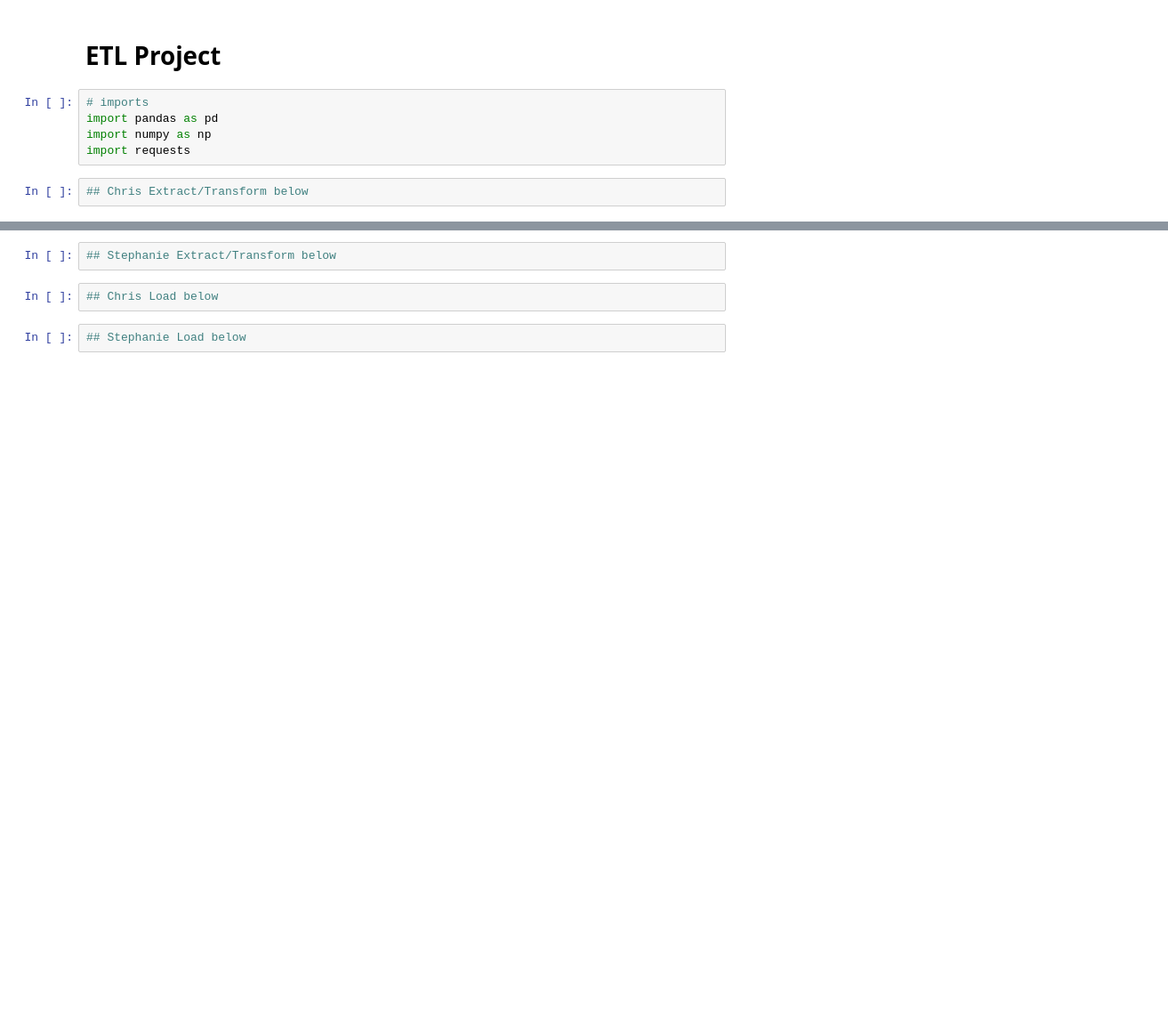
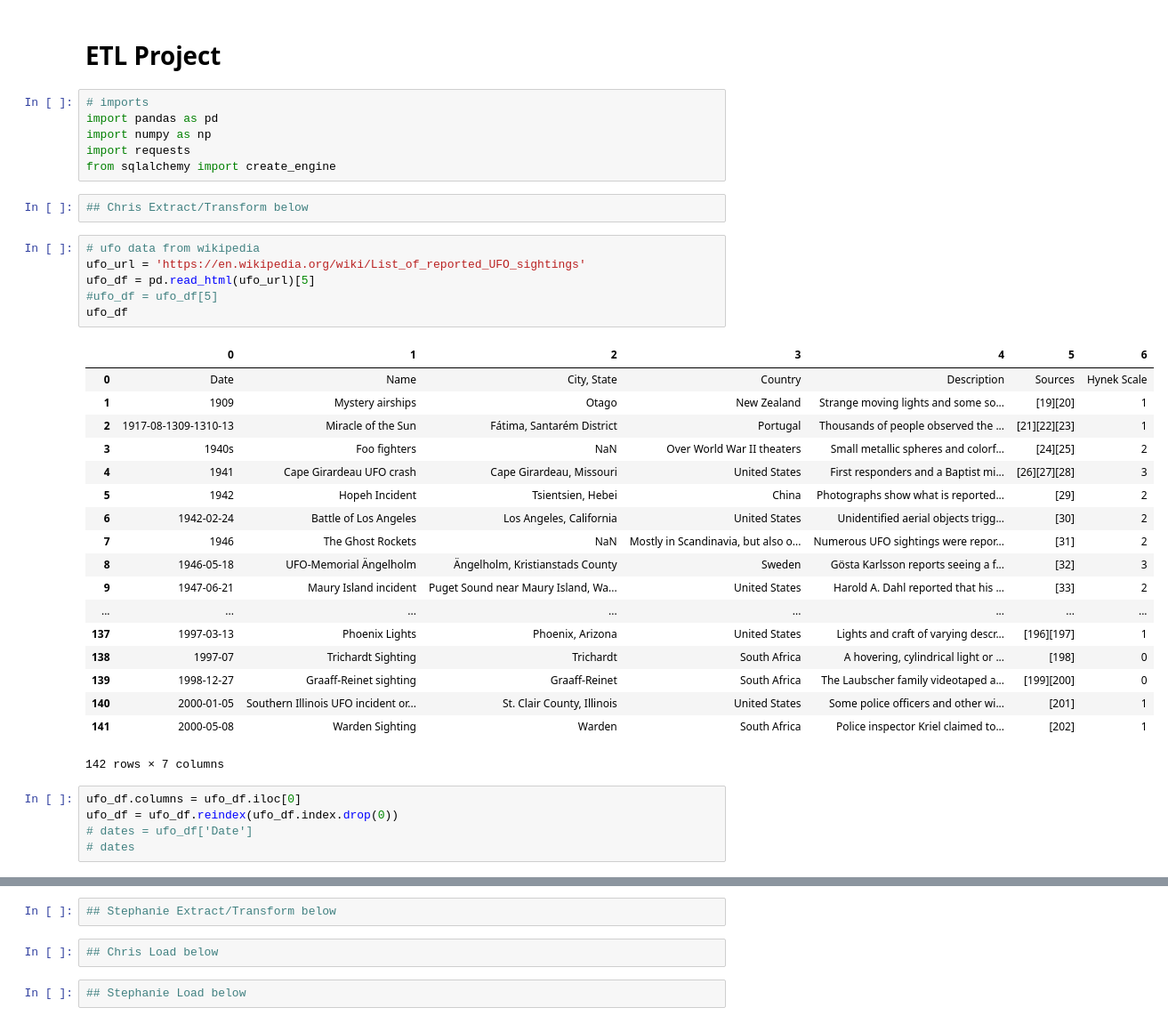
Before and after one commit to Survifit/ETLProject, a Jupyter notebook: Hartje_Howard_ETLProject.ipynb, the cells around one changed output, grey strips where cells are left out. Shown at 89% size. Cells and saved outputs as stored; diff of their text form; blank space fills up the shorter version.

Commit message:
initial table creation

```diff
--- a/Hartje_Howard_ETLProject.ipynb
+++ b/Hartje_Howard_ETLProject.ipynb
@@ -5,5 +5,36 @@
 import pandas as pd
 import numpy as np
 import requests
+from sqlalchemy import create_engine
 # %%
 ## Chris Extract/Transform below
+# %%
+# ufo data from wikipedia
+ufo_url = 'https://en.wikipedia.org/wiki/List_of_reported_UFO_sightings'
+ufo_df = pd.read_html(ufo_url)[5]
+#ufo_df = ufo_df[5]
+ufo_df
+# %% [output]
+|  | 0 | 1 | 2 | 3 | 4 | 5 | 6 |
+| 0 | Date | Name | City, State | Country | Description | Sources | Hynek Scale |
+| 1 | 1909 | Mystery airships | Otago | New Zealand | Strange moving lights and some so... | [19][20] | 1 |
+| 2 | 1917-08-1309-1310-13 | Miracle of the Sun | Fátima, Santarém District | Portugal | Thousands of people observed the ... | [21][22][23] | 1 |
+| 3 | 1940s | Foo fighters | NaN | Over World War II theaters | Small metallic spheres and colorf... | [24][25] | 2 |
+| 4 | 1941 | Cape Girardeau UFO crash | Cape Girardeau, Missouri | United States | First responders and a Baptist mi... | [26][27][28] | 3 |
+| 5 | 1942 | Hopeh Incident | Tsientsien, Hebei | China | Photographs show what is reported... | [29] | 2 |
+| 6 | 1942-02-24 | Battle of Los Angeles | Los Angeles, California | United States | Unidentified aerial objects trigg... | [30] | 2 |
+| 7 | 1946 | The Ghost Rockets | NaN | Mostly in Scandinavia, but also o... | Numerous UFO sightings were repor... | [31] | 2 |
+| 8 | 1946-05-18 | UFO-Memorial Ängelholm | Ängelholm, Kristianstads County | Sweden | Gösta Karlsson reports seeing a f... | [32] | 3 |
+| 9 | 1947-06-21 | Maury Island incident | Puget Sound near Maury Island, Wa... | United States | Harold A. Dahl reported that his ... | [33] | 2 |
+| ... | ... | ... | ... | ... | ... | ... | ... |
+| 137 | 1997-03-13 | Phoenix Lights | Phoenix, Arizona | United States | Lights and craft of varying descr... | [196][197] | 1 |
+| 138 | 1997-07 | Trichardt Sighting | Trichardt | South Africa | A hovering, cylindrical light or ... | [198] | 0 |
+| 139 | 1998-12-27 | Graaff-Reinet sighting | Graaff-Reinet | South Africa | The Laubscher family videotaped a... | [199][200] | 0 |
+| 140 | 2000-01-05 | Southern Illinois UFO incident or... | St. Clair County, Illinois | United States | Some police officers and other wi... | [201] | 1 |
+| 141 | 2000-05-08 | Warden Sighting | Warden | South Africa | Police inspector Kriel claimed to... | [202] | 1 |
+142 rows × 7 columns
+# %%
+ufo_df.columns = ufo_df.iloc[0]
+ufo_df = ufo_df.reindex(ufo_df.index.drop(0))
+# dates = ufo_df['Date']
+# dates
```
Also changed, not shown: parts of 2 cells of this notebook, 2 other files.
